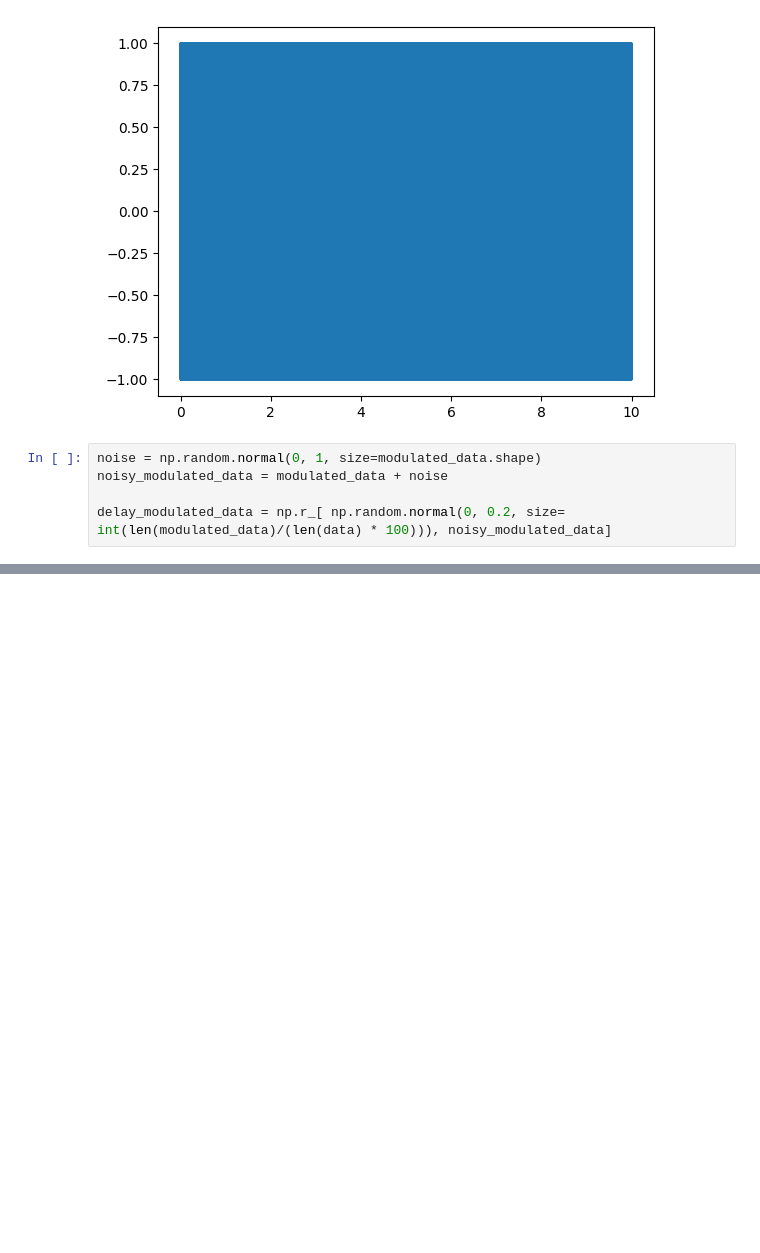
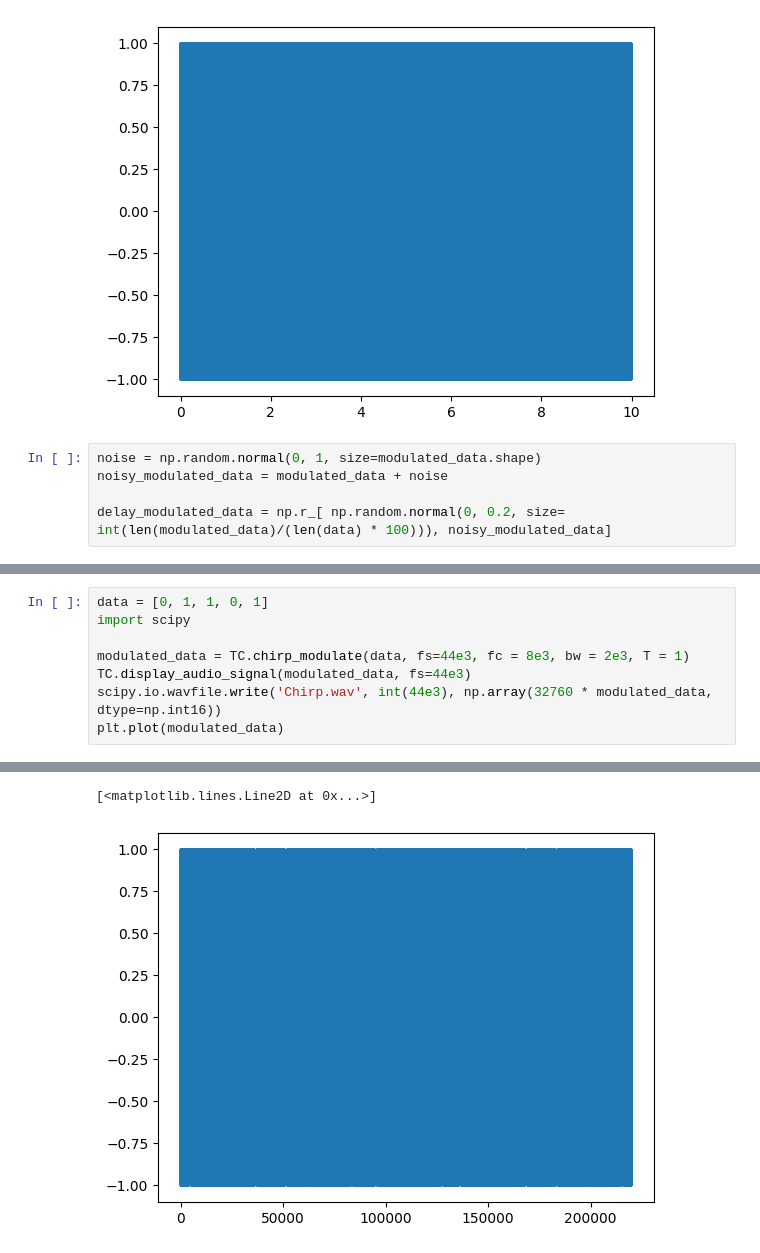
Before and after one commit to mimmo02/Transmission-Competition, a Jupyter notebook: Chirp_test.ipynb, the cells around one changed output, grey strips where cells are left out. Drawn from its saved outputs; the diff is of its cells as text; blank space fills up the shorter version.

```diff
--- a/Chirp_test.ipynb
+++ b/Chirp_test.ipynb
@@ -77,0 +30,9 @@ sync = chirp_demodulate_sync(modulated_data, 44e3, 1e3, 200, 1, debug= True)
+# %%
+data = [0, 1, 1, 0, 1]
+import scipy
+
+modulated_data = TC.chirp_modulate(data, fs=44e3, fc = 8e3, bw = 2e3, T = 1)
+TC.display_audio_signal(modulated_data, fs=44e3)
+scipy.io.wavfile.write('Chirp.wav', int(44e3), np.array(32760 * modulated_data, dtype=np.int16))
+plt.plot(modulated_data)
+# %% [output]
@@ -77,0 +40,2 @@ sync = chirp_demodulate_sync(modulated_data, 44e3, 1e3, 200, 1, debug= True)
+[<matplotlib.lines.Line2D at 0x...>]
+[figure, added]
```
Also changed, not shown: parts of 15 cells of this notebook, 7 other files.
